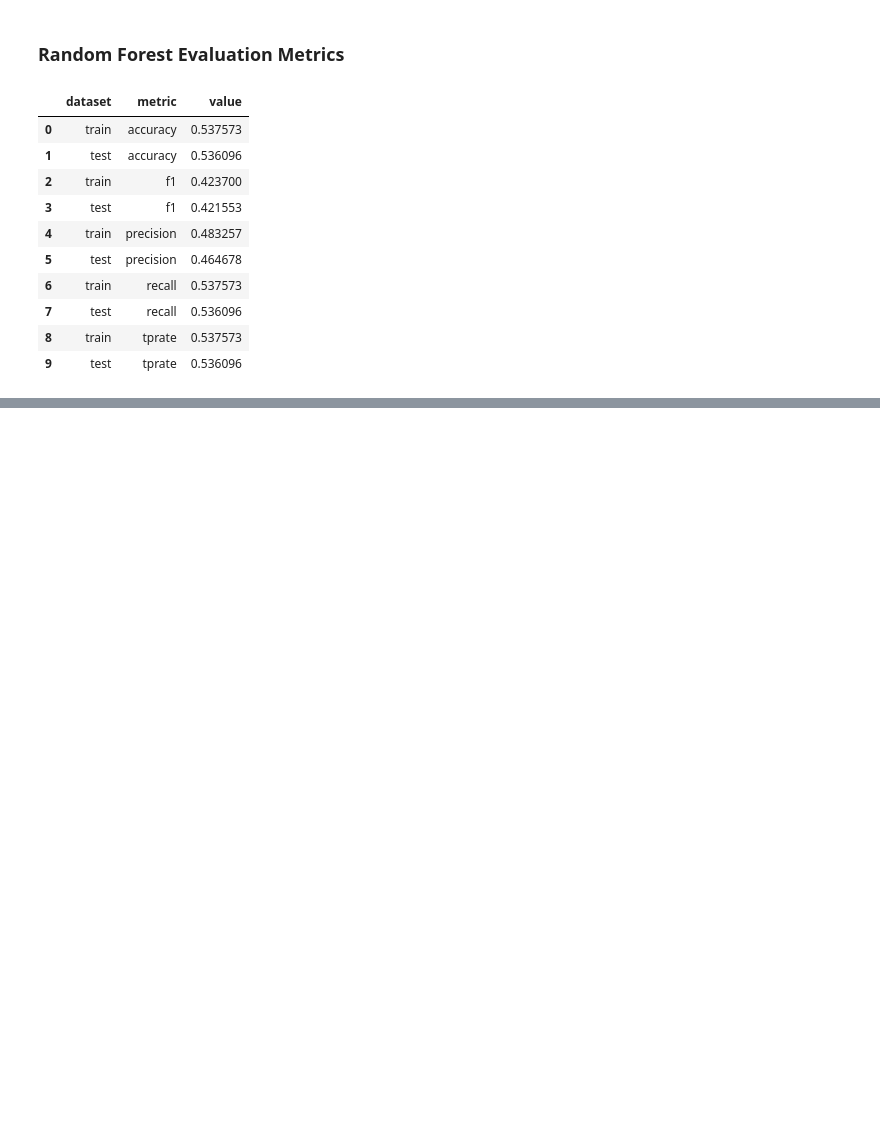
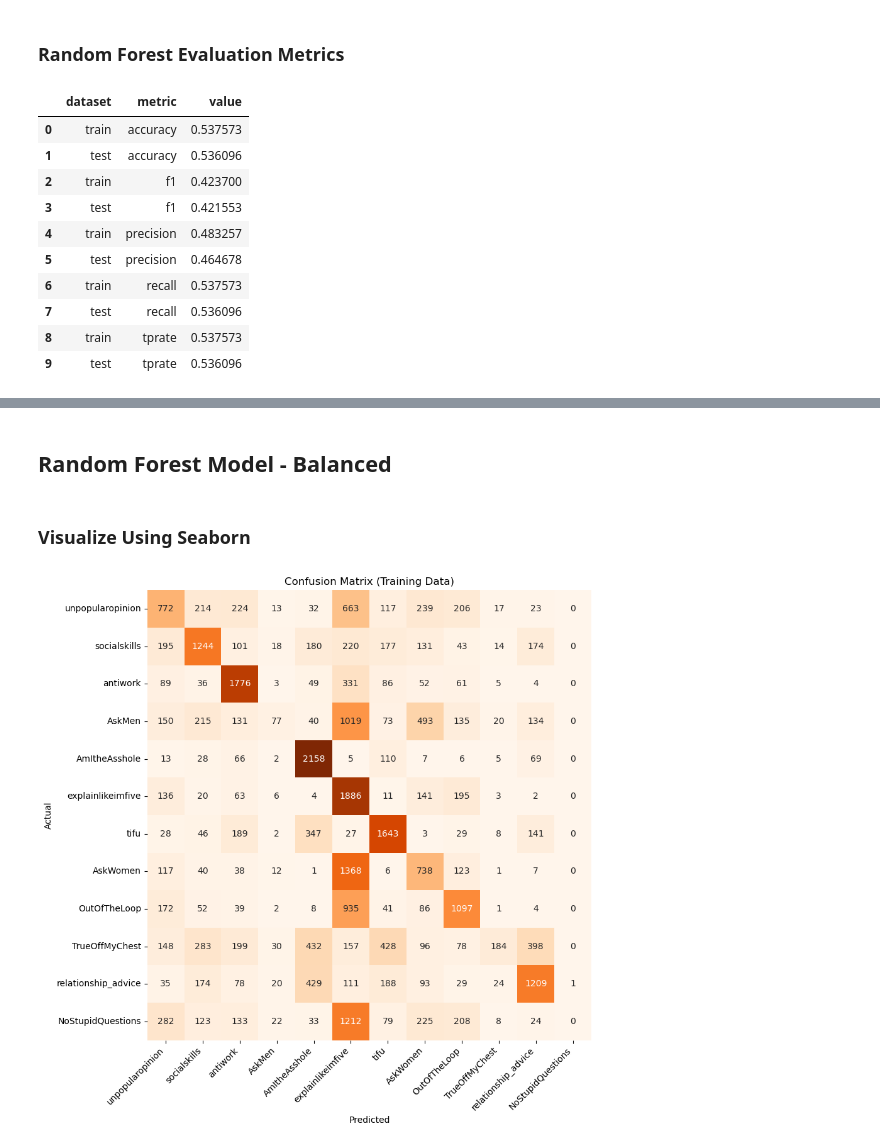
Before and after one commit to gu-dsan6000/fall-2023-reddit-project-team-17, a Jupyter notebook: code/project-ml/project-ml-predicting-subreddits-vis.ipynb, the cells around one changed output, grey strips where cells are left out. Saved outputs shown, nothing was run; the diff lists cells and outputs as text; code cells hidden in the pictures; blank space fills up the shorter version.

Commit message:
committing changes to vis notebook for ml, haven't saved plots yet

```diff
--- a/code/project-ml/project-ml-predicting-subreddits-vis.ipynb
+++ b/code/project-ml/project-ml-predicting-subreddits-vis.ipynb
@@ -179,3 +179,23 @@ random_forest_eval
 # %%
 # save off to HTML for use in visualizations page
 random_forest_eval.save('../../website-source/img/ml-plots/random-forest-eval.html')
+# %% [markdown]
+## Random Forest Model - Balanced
+# %%
+# read in the confusion matrices
+cm_train = pd.read_csv('../../data/ml-data/matt-submissions-cv-train-cm-balanced.csv')
+cm_test = pd.read_csv('../../data/ml-data/matt-submissions-cv-test-cm-balanced.csv')
+# %% [markdown]
+### Visualize Using Seaborn
+# %%
+plt.figure(figsize = (9, 9))
+sns.heatmap(cm_train.to_numpy(), annot = True, fmt = 'd', cmap = 'Oranges', cbar = False,
+            xticklabels = cm_train.columns,
+            yticklabels = cm_train.columns)
+plt.xlabel('Predicted'); plt.ylabel('Actual'); plt.title('Confusion Matrix (Training Data)');
+plt.xticks(rotation = 45, ha = 'right')
+plt.tight_layout()
+# plt.savefig('../../website-source/img/ml-plots/random-forest-cv-train-cm-balanced.png')
+plt.show()
+# %% [output]
+[figure, added]
```
Also changed, not shown: parts of 15 cells of this notebook.
